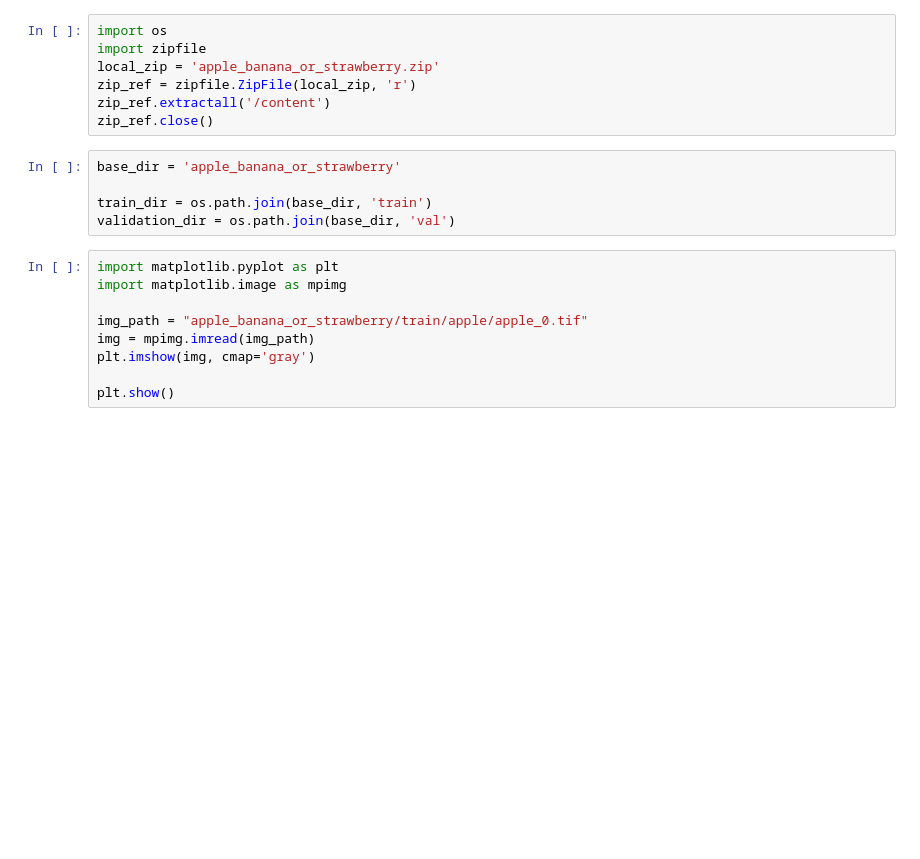
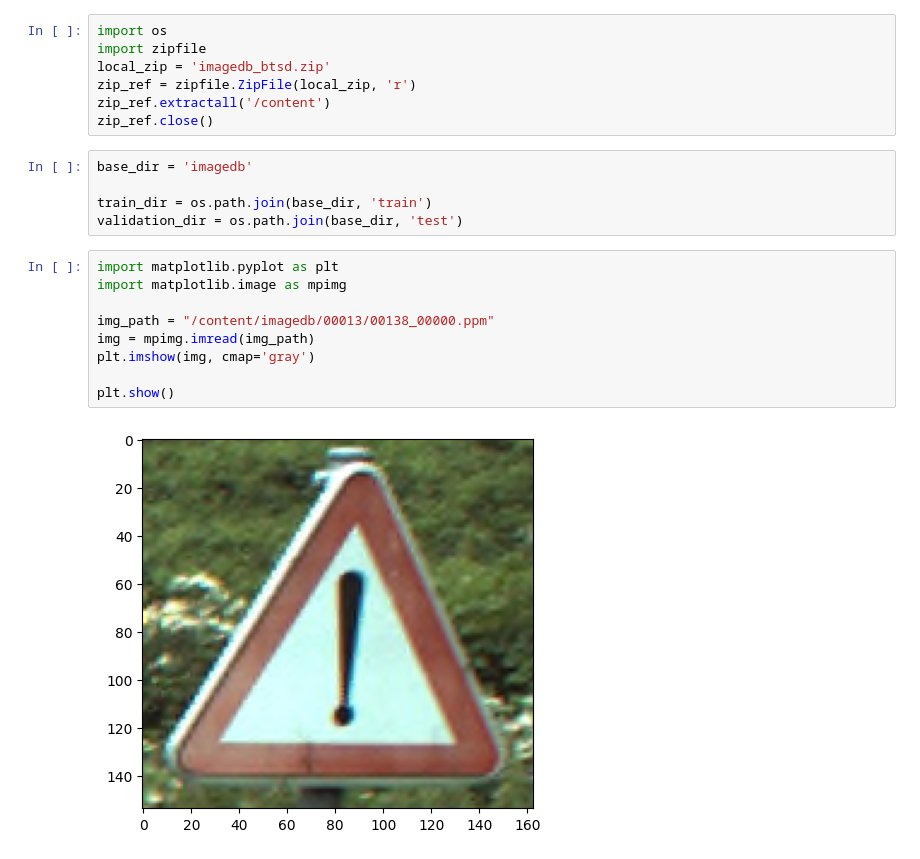
Before and after one commit to AgniKoko/ComputerVision_Classification, a Jupyter notebook: deep_learning.ipynb, the cells around one changed output. Saved outputs shown, nothing was run; the diff lists cells and outputs as text; blank space fills up the shorter version.

```diff
--- a/deep_learning.ipynb
+++ b/deep_learning.ipynb
@@ -6,24 +6,26 @@
 # %%
 import os
 import zipfile
-local_zip = 'apple_banana_or_strawberry.zip'
+local_zip = 'imagedb_btsd.zip'
 zip_ref = zipfile.ZipFile(local_zip, 'r')
 zip_ref.extractall('/content')
 zip_ref.close()
 # %%
-base_dir = 'apple_banana_or_strawberry'
+base_dir = 'imagedb'
 
 train_dir = os.path.join(base_dir, 'train')
-validation_dir = os.path.join(base_dir, 'val')
+validation_dir = os.path.join(base_dir, 'test')
 # %%
 import matplotlib.pyplot as plt
 import matplotlib.image as mpimg
 
-img_path = "apple_banana_or_strawberry/train/apple/apple_0.tif"
+img_path = "/content/imagedb/00013/00138_00000.ppm"
 img = mpimg.imread(img_path)
 plt.imshow(img, cmap='gray')
 
 plt.show()
+# %% [output]
+[figure, added]
 # %%
 from tensorflow.keras.preprocessing.image import ImageDataGenerator
 
```
Also changed, not shown: parts of 4 cells of this notebook.
